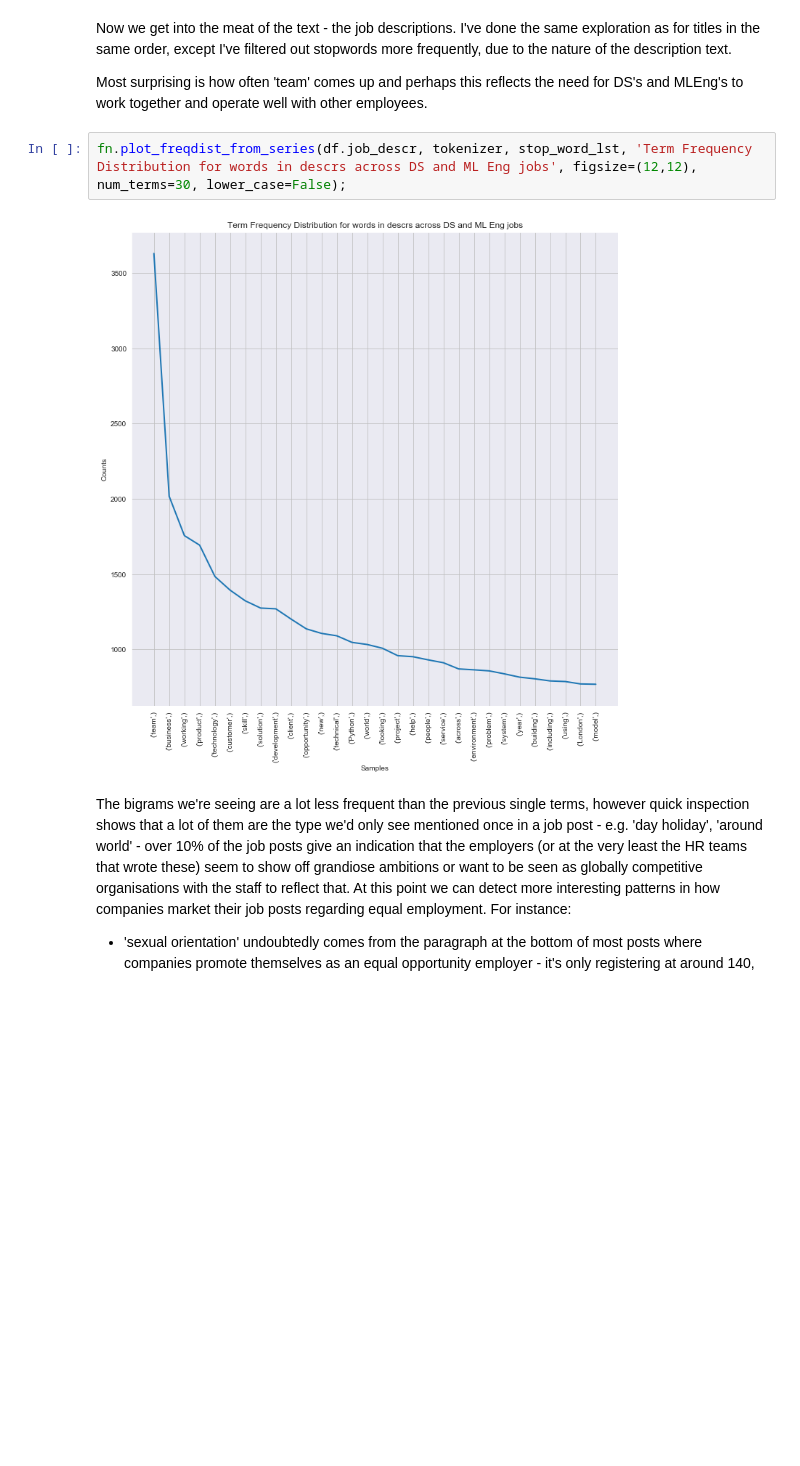
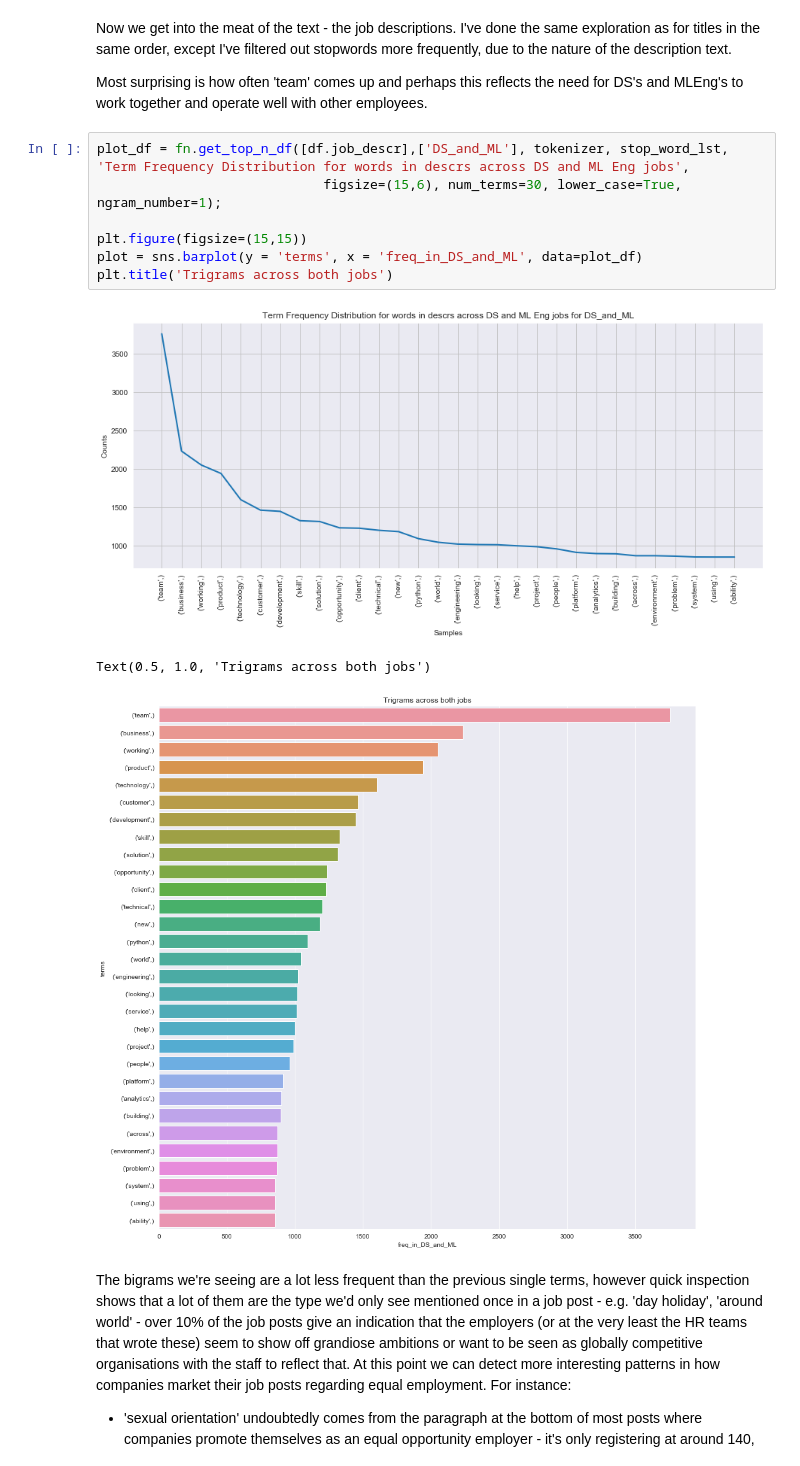
Before and after one commit to Ioana-P/MLEng_vs_DScientist_analysis, a Jupyter notebook: 3. EDA.ipynb, the cells around one changed output. Saved outputs shown, nothing was run; the diff lists cells and outputs as text; blank space fills up the shorter version.

Commit message:
added barplots finally and extra jpegs

```diff
--- a/3. EDA.ipynb
+++ b/3. EDA.ipynb
@@ -225,9 +227,16 @@ Now we get into the meat of the text - the job descriptions. I've done the same
 
 Most surprising is how often 'team' comes up and perhaps this reflects the need for DS's and MLEng's to work together and operate well with other employees.
 # %%
-fn.plot_freqdist_from_series(df.job_descr, tokenizer, stop_word_lst, 'Term Frequency Distribution for words in descrs across DS and ML Eng jobs', figsize=(12,12), num_terms=30, lower_case=False);
+plot_df = fn.get_top_n_df([df.job_descr],['DS_and_ML'], tokenizer, stop_word_lst, 'Term Frequency Distribution for words in descrs across DS and ML Eng jobs',
+                             figsize=(15,6), num_terms=30, lower_case=True, ngram_number=1);
+
+plt.figure(figsize=(15,15))
+plot = sns.barplot(y = 'terms', x = 'freq_in_DS_and_ML', data=plot_df)
+plt.title('Trigrams across both jobs')
 # %% [output]
-[figure, old version]
+[figure, new version]
+Text(0.5, 1.0, 'Trigrams across both jobs')
+[figure, added]
 # %% [markdown]
 The bigrams we're seeing are a lot less frequent than the previous single terms, however quick inspection shows that a lot of them are the type we'd only see mentioned once in a job post - e.g. 'day holiday', 'around world' - over 10% of the job posts give an indication that the employers (or at the very least the HR teams that wrote these) seem to show off grandiose ambitions or want to be seen as globally competitive organisations with the staff to reflect that.
 At this point we can detect more interesting patterns in how companies market their job posts regarding equal employment. For instance:
```
Also changed, not shown: parts of 11 cells of this notebook, 6 other files.
